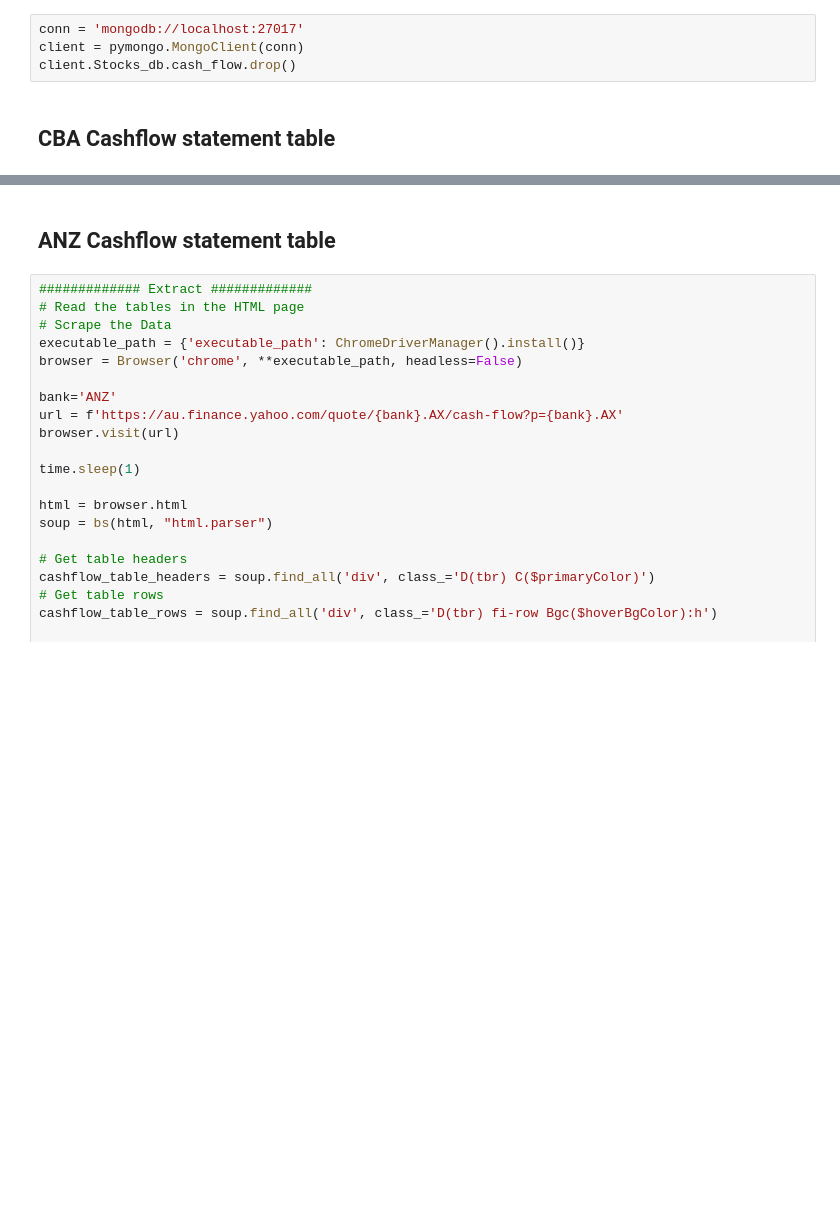
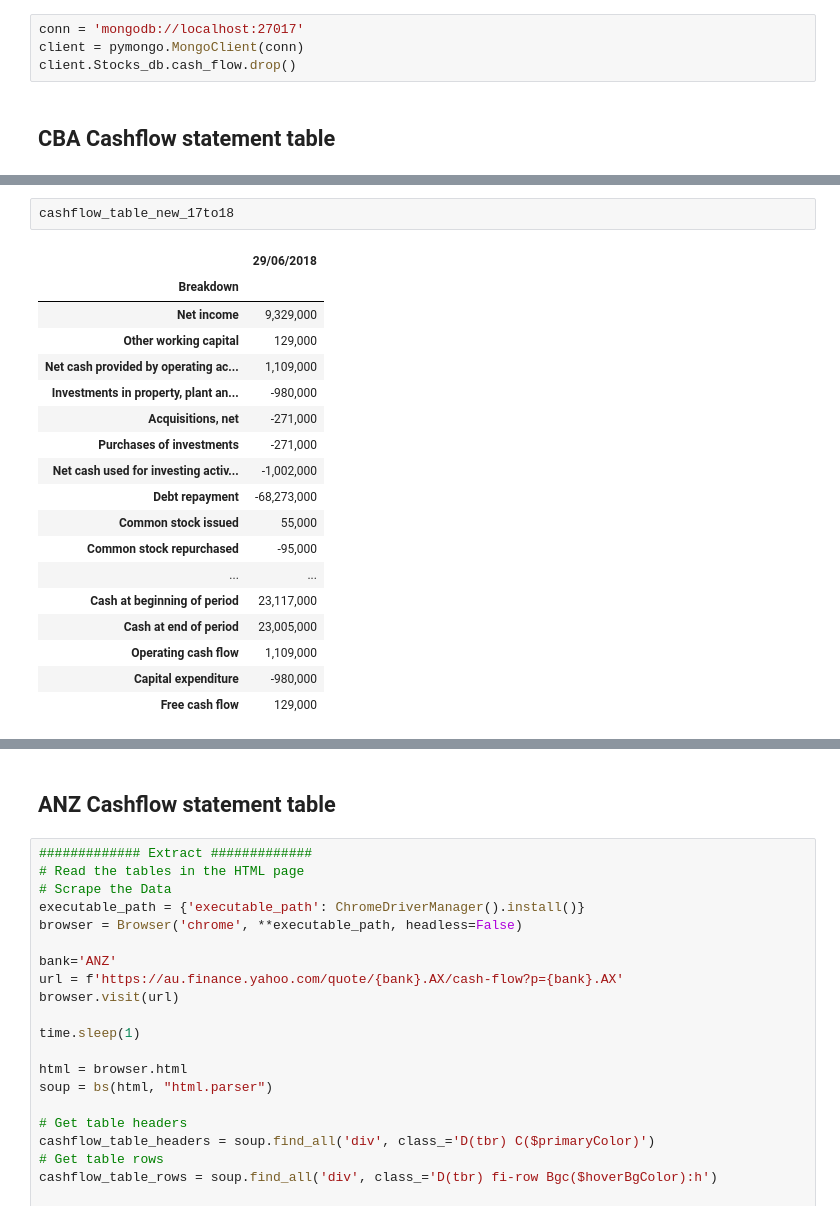
Before and after one commit to James-Akerman/yahoo-finance-anz-cba-etl, a Jupyter notebook: yahoo finance Stocks Cash Flow.ipynb, the cells around one changed output, grey strips where cells are left out. Saved outputs shown, nothing was run; the diff lists cells and outputs as text; blank space fills up the shorter version.

Commit message:
update income statement notebook

```diff
--- a/yahoo finance Stocks Cash Flow.ipynb
+++ b/yahoo finance Stocks Cash Flow.ipynb
@@ -221,3 +203,24 @@ Free cash flow                                          129,000
+# %%
+cashflow_table_new_17to18
+# %% [output]
+|  | 29/06/2018 |
+| Breakdown |  |
+| Net income | 9,329,000 |
+| Other working capital | 129,000 |
+| Net cash provided by operating ac... | 1,109,000 |
+| Investments in property, plant an... | -980,000 |
+| Acquisitions, net | -271,000 |
+| Purchases of investments | -271,000 |
+| Net cash used for investing activ... | -1,002,000 |
+| Debt repayment | -68,273,000 |
+| Common stock issued | 55,000 |
+| Common stock repurchased | -95,000 |
+| ... | ... |
+| Cash at beginning of period | 23,117,000 |
+| Cash at end of period | 23,005,000 |
+| Operating cash flow | 1,109,000 |
+| Capital expenditure | -980,000 |
+| Free cash flow | 129,000 |
 # %%
 ############# Load #############
 # Load Into Mongodb
```
Also changed, not shown: parts of 4 cells of this notebook, 1 other file.
